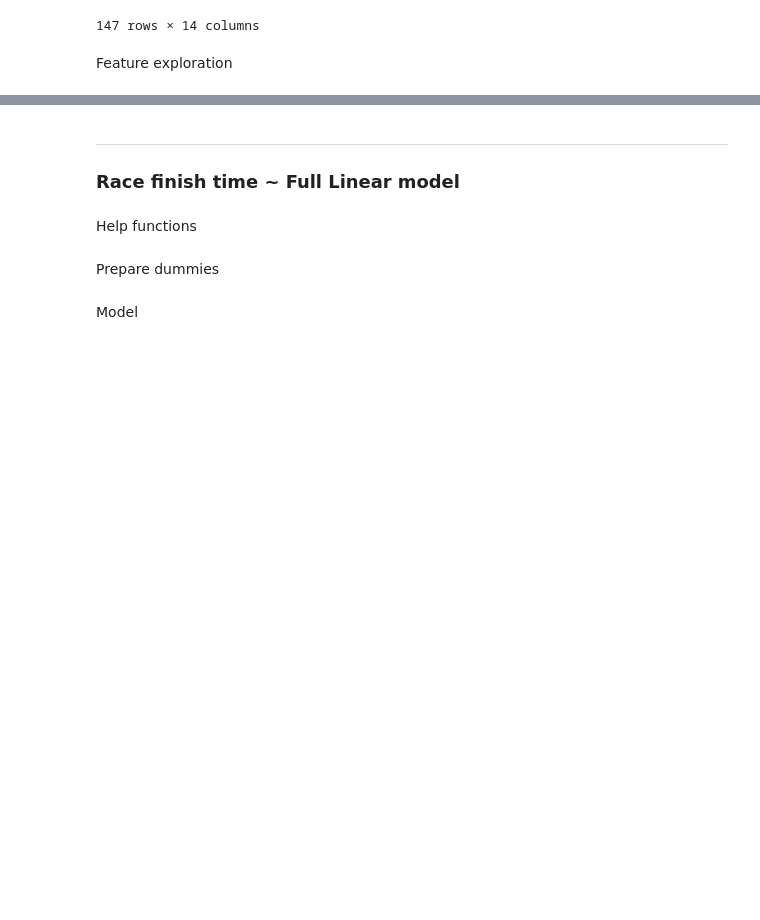
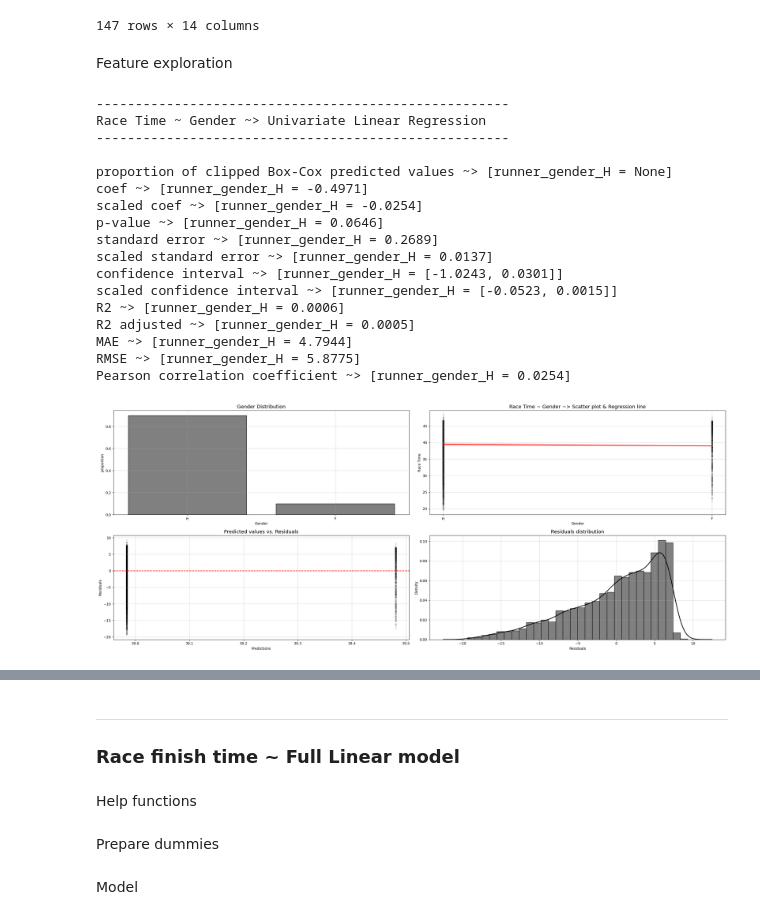
Before and after one commit to 1312Bravo/Sandbox, a Jupyter notebook: analysis.ipynb, the cells around one changed output, grey strips where cells are left out. Cells and saved outputs as stored; diff of their text form; code cells hidden in the pictures; blank space fills up the shorter version.

```diff
--- a/analysis.ipynb
+++ b/analysis.ipynb
@@ -370,7 +473,7 @@ def univariate_OLS_categorical(
     # Metrics
     metrics_full = {}
     for dummy in dummies_names:
-        scaling_factor = np.std(data_clean[feature]) / np.std(data_clean[target])
+        scaling_factor = np.std(data_clean[dummy]) / np.std(data_clean[target])
         metrics_dummy = {
             "proportion of clipped Box-Cox predicted values": prop_clipped if box_cox_transformation else None,
             "coef": fit.params[dummy],
@@ -540,6 +643,37 @@ feature_metrics_df
 147 rows × 14 columns
 # %% [markdown]
 Feature exploration
+# %%
+# Gender
+
+_ = univariate_OLS_categorical(
+    target = "runner_race_time_hours", target_name = "Race Time",
+    feature = "runner_gender", feature_name = "Gender",
+    data = race_results_runner_statistics_finished_train,
+    alpha = 0.1,
+    box_cox_transformation = False,
+    print_metrics = True,
+    show_plot = True
+    )
+# %% [output]
+-----------------------------------------------------
+Race Time ~ Gender ~> Univariate Linear Regression
+-----------------------------------------------------
+
+proportion of clipped Box-Cox predicted values ~> [runner_gender_H = None]
+coef ~> [runner_gender_H = -0.4971]
+scaled coef ~> [runner_gender_H = -0.0254]
+p-value ~> [runner_gender_H = 0.0646]
+standard error ~> [runner_gender_H = 0.2689]
+scaled standard error ~> [runner_gender_H = 0.0137]
+confidence interval ~> [runner_gender_H = [-1.0243, 0.0301]]
+scaled confidence interval ~> [runner_gender_H = [-0.0523, 0.0015]]
+R2 ~> [runner_gender_H = 0.0006]
+R2 adjusted ~> [runner_gender_H = 0.0005]
+MAE ~> [runner_gender_H = 4.7944]
+RMSE ~> [runner_gender_H = 5.8775]
+Pearson correlation coefficient ~> [runner_gender_H = 0.0254]
+[figure, added]
 # %%
 # Pre-race UTMB index
 
```
Also changed, not shown: parts of 11 cells of this notebook, 9 other files.
